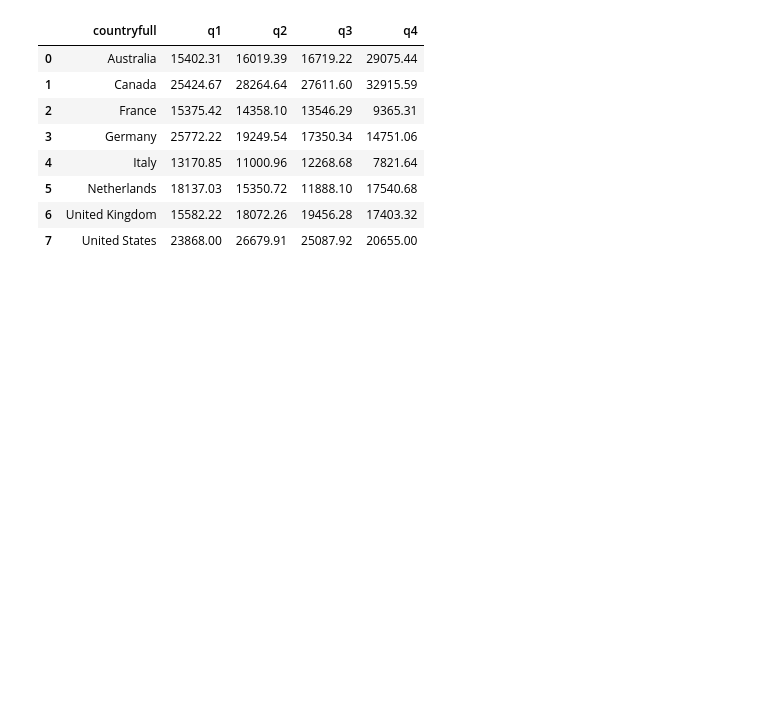
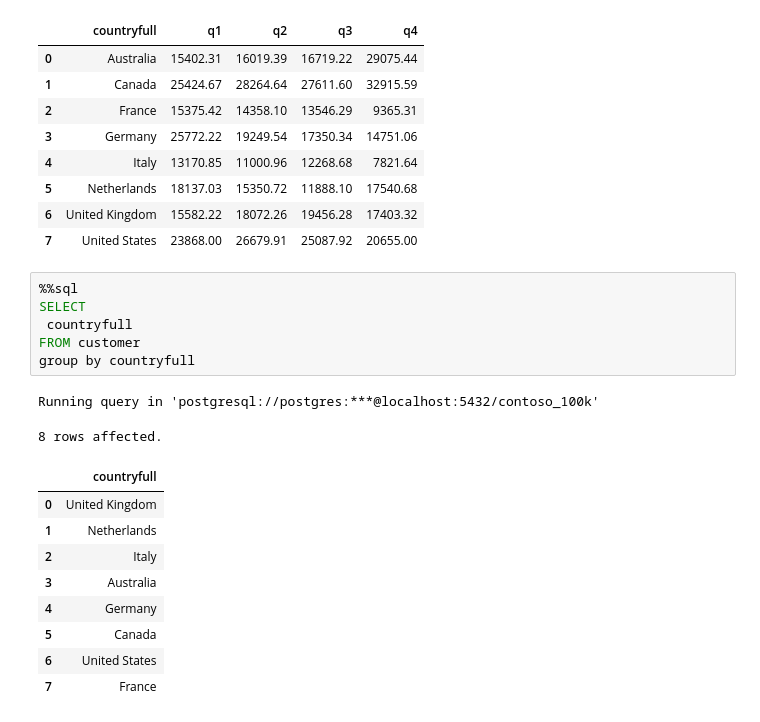
Before and after one commit to Bartek0829/SQL-learning, a Jupyter notebook: Resources/Blank_SQL_Notebook.ipynb, the cells around one changed output. Saved outputs shown, nothing was run; the diff lists cells and outputs as text; blank space fills up the shorter version.

```diff
--- a/Resources/Blank_SQL_Notebook.ipynb
+++ b/Resources/Blank_SQL_Notebook.ipynb
@@ -690,3 +690,21 @@ Running query in 'postgresql://postgres:***@localhost:5432/contoso_100k'
 | 5 | Netherlands | 18137.03 | 15350.72 | 11888.10 | 17540.68 |
 | 6 | United Kingdom | 15582.22 | 18072.26 | 19456.28 | 17403.32 |
 | 7 | United States | 23868.00 | 26679.91 | 25087.92 | 20655.00 |
+# %%
+%%sql
+SELECT
+ countryfull
+FROM customer
+group by countryfull
+# %% [output]
+Running query in 'postgresql://postgres:***@localhost:5432/contoso_100k'
+8 rows affected.
+|  | countryfull |
+| 0 | United Kingdom |
+| 1 | Netherlands |
+| 2 | Italy |
+| 3 | Australia |
+| 4 | Germany |
+| 5 | Canada |
+| 6 | United States |
+| 7 | France |
```
Also changed, not shown: parts of 3 cells of this notebook.
